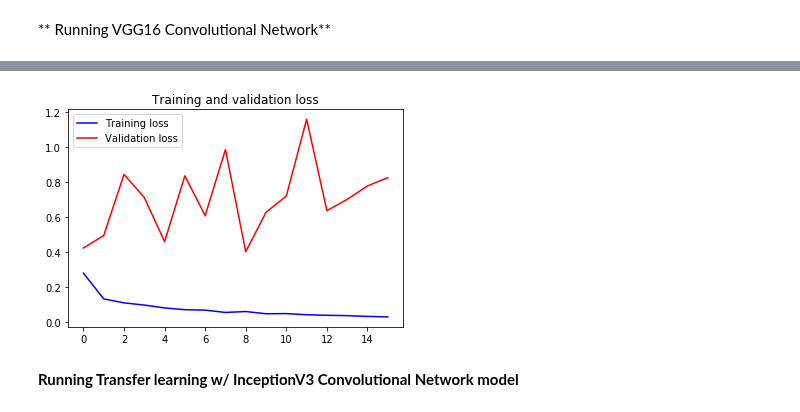
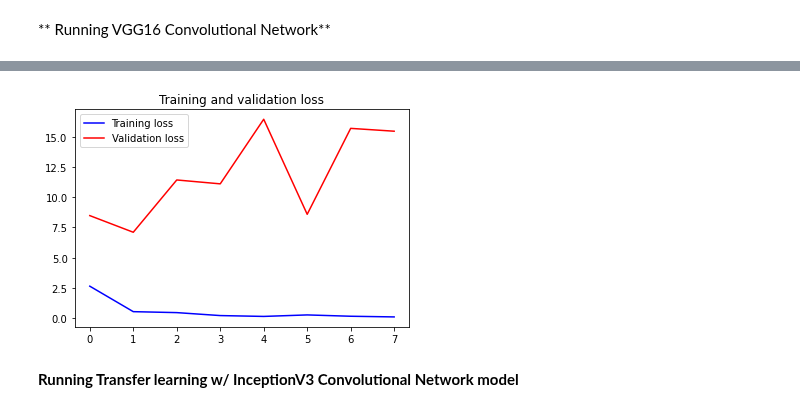
Before and after one commit to borodark/ie7860, a Jupyter notebook: Semester project.ipynb, the cells around one changed output, grey strips where cells are left out. Drawn from its saved outputs; the diff is of its cells as text; code cells hidden in the pictures.

```diff
--- a/Semester project.ipynb
+++ b/Semester project.ipynb
@@ -377,6 +383,6 @@ New Class Weights:  [1. 1.]
 # %% [markdown]
 ** Running VGG16 Convolutional Network**
 # %%
-optimizer1 = Adadelta()
-model, history = pretrainedNetwork(X_trainRosReshaped, Y_trainRosHot, X_testRosReshaped, Y_testRosHot,pretrained_model_1,weight_path1,class_weight2,2,16,optimizer1,map_characters1)
+optimizer1 = RMSprop(lr=0.001)
+model, history = pretrainedNetwork(X_trainRosReshaped, Y_trainRosHot, X_testRosReshaped, Y_testRosHot,pretrained_model_1,weight_path1,class_weight2,2,8,optimizer1)
 # %% [output]
@@ -399,0 +406,3 @@ Epoch 14/16
+# %%
+from pprint import pprint
+training_report(model, history, X_testRosReshaped, Y_testRosHot,map_characters1)
@@ -400,16 +425,16 @@ Epoch 14/16
 # %%
 
 loss = history.history['loss']
 val_loss = history.history['val_loss']
-epochs = range(16)
+epochZ = range(8)
 plt.figure()
-plt.plot(epochs, loss, 'b', label='Training loss')
-plt.plot(epochs, val_loss, 'r', label='Validation loss')
+plt.plot(epochZ, loss, 'b', label='Training loss')
+plt.plot(epochZ, val_loss, 'r', label='Validation loss')
 plt.title('Training and validation loss')
 plt.legend()
 plt.show()
 # %% [output]
-[figure, old version]
+[figure, new version]
 # %% [markdown]
 **Running Transfer learning w/ InceptionV3 Convolutional Network model**
 # %%
```
Also changed, not shown: parts of 8 cells of this notebook, 5 other files.
